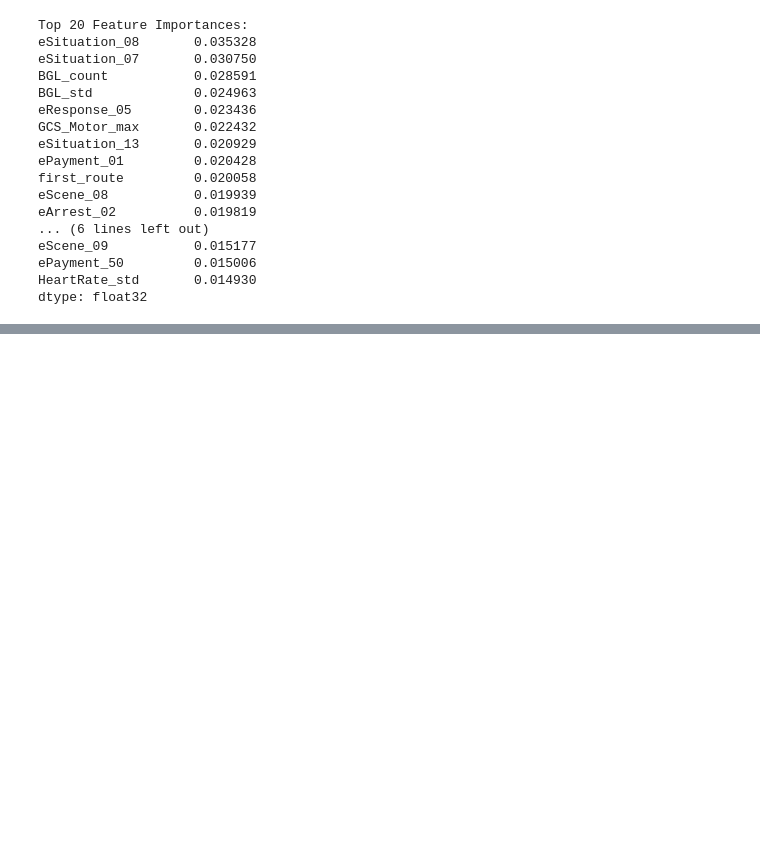
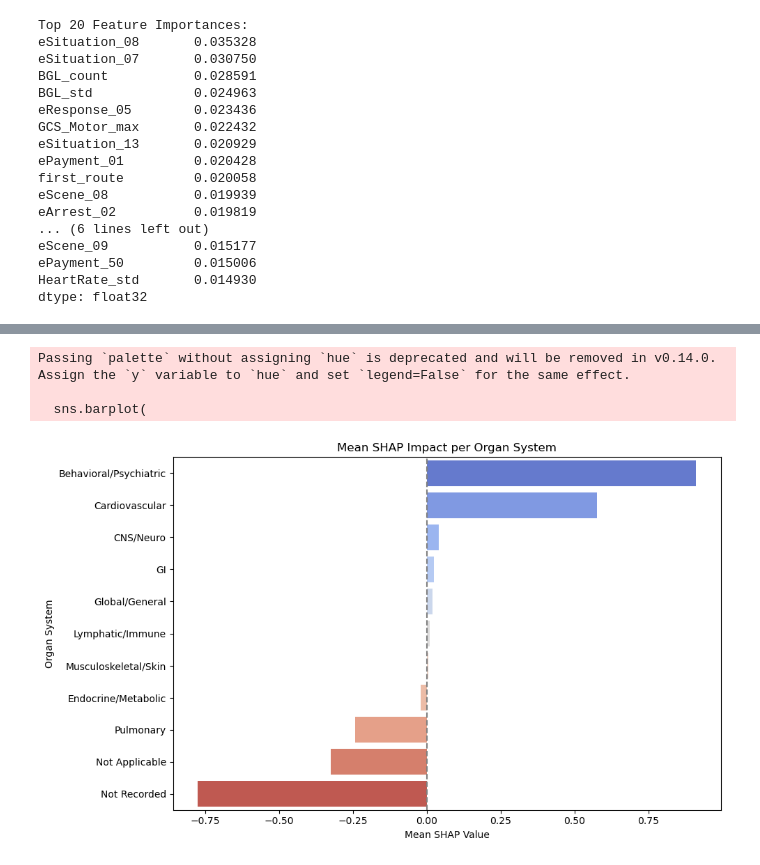
Before and after one commit to n2b8/opiate_use_analysis, a Jupyter notebook: notebooks/02_analysis_modeling.ipynb, the cells around one changed output, grey strips where cells are left out. Saved outputs shown, nothing was run; the diff lists cells and outputs as text; code cells hidden in the pictures; blank space fills up the shorter version.

Commit message:
data collection - adding primary symptoms

```diff
--- a/notebooks/02_analysis_modeling.ipynb
+++ b/notebooks/02_analysis_modeling.ipynb
@@ -582,0 +680,17 @@ dtype: float32
+# %%
+def load_nemsis_mapping(file_path, code_col, desc_col):
+    ref = pd.read_csv(file_path, delimiter="|", dtype=str)
+    ref.columns = ref.columns.str.strip(" ~'")
+    ref[code_col] = ref[code_col].str.strip(" ~")
+    ref[desc_col] = ref[desc_col].str.strip(" ~")
+    return dict(zip(ref[code_col], ref[desc_col]))
+# %%
+procedure_mapping = load_nemsis_mapping(
+    "../data/raw/EPROCEDURES_03REF.txt",
+    code_col="eProcedures_03",
+    desc_col="ProcedureCodeDescr"
+)
+# %%
+raw_code = label_encoders["first_procedure"].classes_[43].strip(" ~")
+# %%
+description = procedure_mapping.get(raw_code, "Unknown code")
@@ -582,0 +1033,24 @@ dtype: float32
+# %%
+import matplotlib.pyplot as plt
+
+df = feature_summaries["eSituation_08"]
+
+plt.figure(figsize=(10,6))
+sns.barplot(
+    data=df,
+    y="Description",
+    x="MeanSHAP",
+    palette="coolwarm",
+    orient="h"
+)
+plt.title("Mean SHAP Impact per Organ System")
+plt.xlabel("Mean SHAP Value")
+plt.ylabel("Organ System")
+plt.axvline(0, color="gray", linestyle="--")
+plt.tight_layout()
+plt.show()
+# %% [output]
+Passing `palette` without assigning `hue` is deprecated and will be removed in v0.14.0. Assign the `y` variable to `hue` and set `legend=False` for the same effect.
+
+  sns.barplot(
+[figure, added]
```
Also changed, not shown: parts of 28 cells of this notebook, 1 other file.
